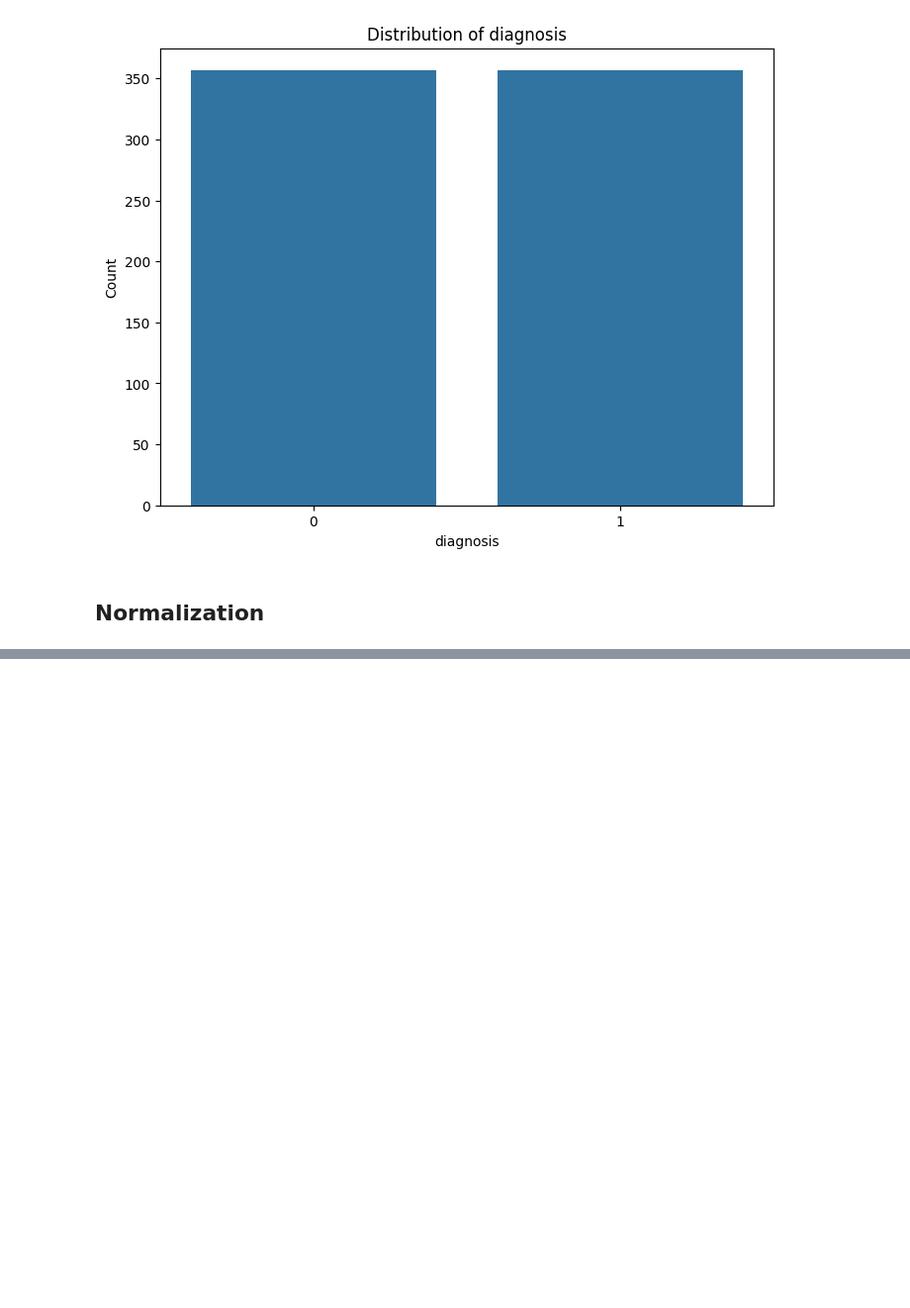
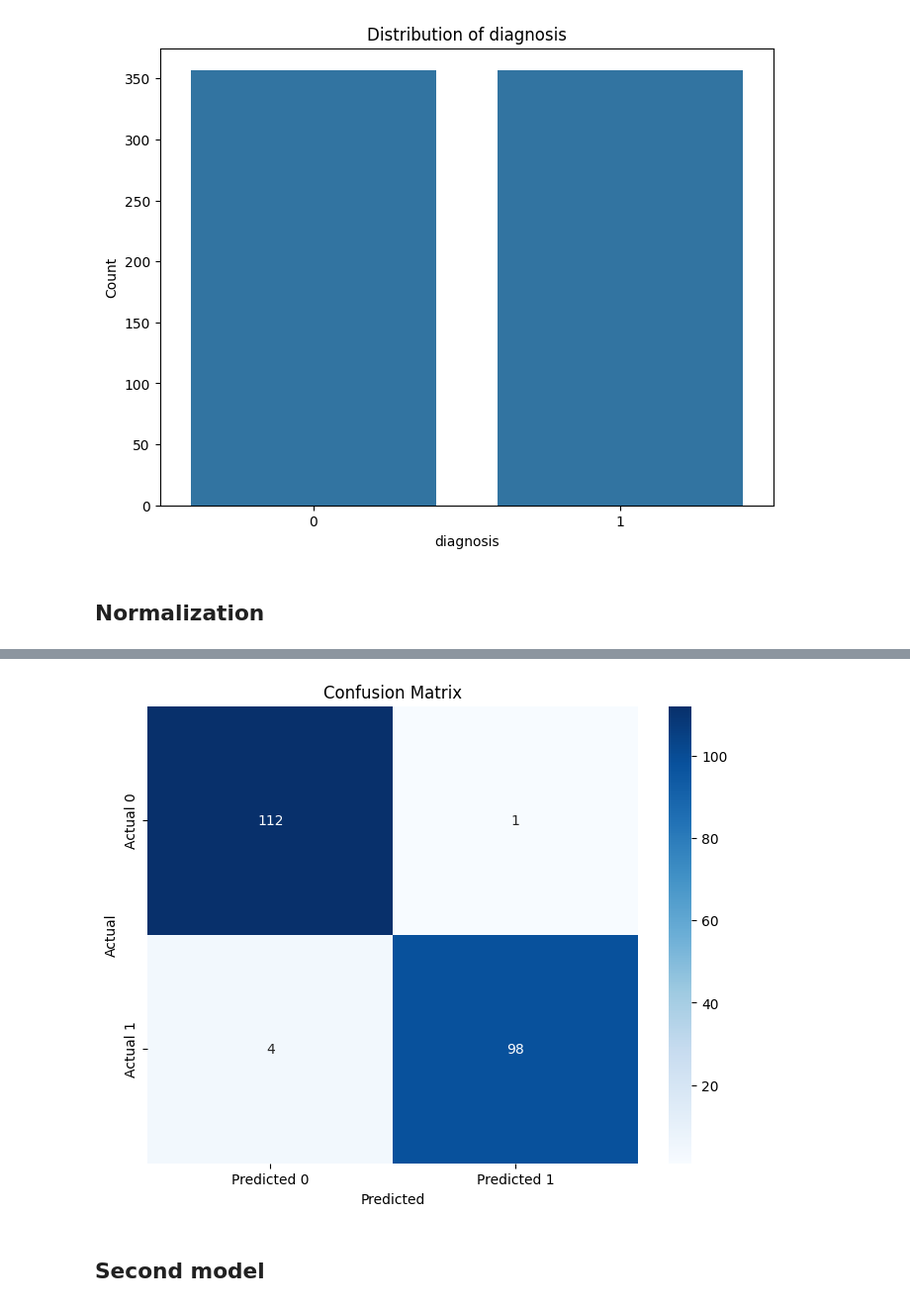
Before and after one commit to ErnestoAragon03/Seminario-Profesional-IA, a Jupyter notebook: Breast_Cancer_Detection_Project.ipynb, the cells around one changed output, grey strips where cells are left out. Shown at 99% size. Saved outputs shown, nothing was run; the diff lists cells and outputs as text; code cells hidden in the pictures; blank space fills up the shorter version.

Commit message:
Dos modelos

```diff
--- a/Breast_Cancer_Detection_Project.ipynb
+++ b/Breast_Cancer_Detection_Project.ipynb
@@ -268,0 +280,31 @@ plt.show()
+# %%
+X_train = np.array(X_train)
+X_test = np.array(X_test)
+y_train = np.array(y_train)
+y_test = np.array(y_test)
+# %%
+#model
+modelLeaky = tf.keras.models.Sequential([
+    tf.keras.layers.Dense(128, activation='leaky_relu', input_shape=(X_train.shape[1],)),
+    tf.keras.layers.BatchNormalization(),
+    tf.keras.layers.Dropout(0.3),
+    tf.keras.layers.Dense(64, activation='leaky_relu'),
+    tf.keras.layers.BatchNormalization(),
+    tf.keras.layers.Dropout(0.3),
+    tf.keras.layers.Dense(32, activation='leaky_relu'),
+    tf.keras.layers.BatchNormalization(),
+    tf.keras.layers.Dropout(0.3),
+    tf.keras.layers.Dense(1, activation='sigmoid')
+])
+
+# compiling
+modelLeaky.compile(optimizer='adam',
+              loss='binary_crossentropy',
+              metrics=['accuracy'])
+
+#early stopping
+early_stopping = tf.keras.callbacks.EarlyStopping(monitor='val_loss', patience=15, restore_best_weights=True)
+
+# training
+history = modelLeaky.fit(X_train, y_train, epochs=25, batch_size=32, validation_split=0.2, callbacks=[early_stopping])
+#
@@ -268,0 +344,15 @@ plt.show()
+# %%
+y_pred = modelLeaky.predict(X_test)
+y_pred_classes = (y_pred > 0.5).astype(int)
+
+conf_matrix = confusion_matrix(y_test, y_pred_classes)
+
+plt.figure(figsize=(8, 6))
+sns.heatmap(conf_matrix, annot=True, fmt='d', cmap='Blues',
+            xticklabels=['Predicted 0', 'Predicted 1'],
+            yticklabels=['Actual 0', 'Actual 1'])
+plt.xlabel('Predicted')
+plt.ylabel('Actual')
+plt.title('Confusion Matrix')
+plt.show()
+# %% [output]
@@ -268,0 +361,3 @@ plt.show()
+[figure, added]
+# %% [markdown]
+## Second model
```
Also changed, not shown: parts of 14 cells of this notebook.
